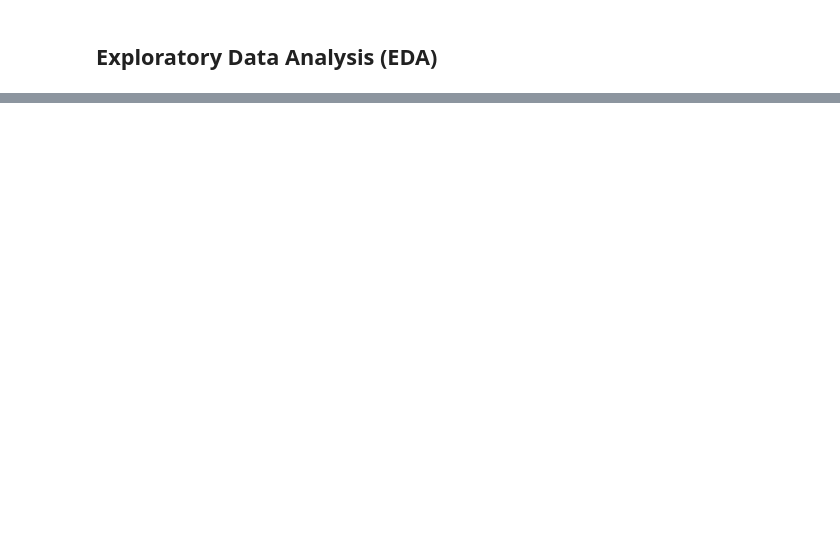
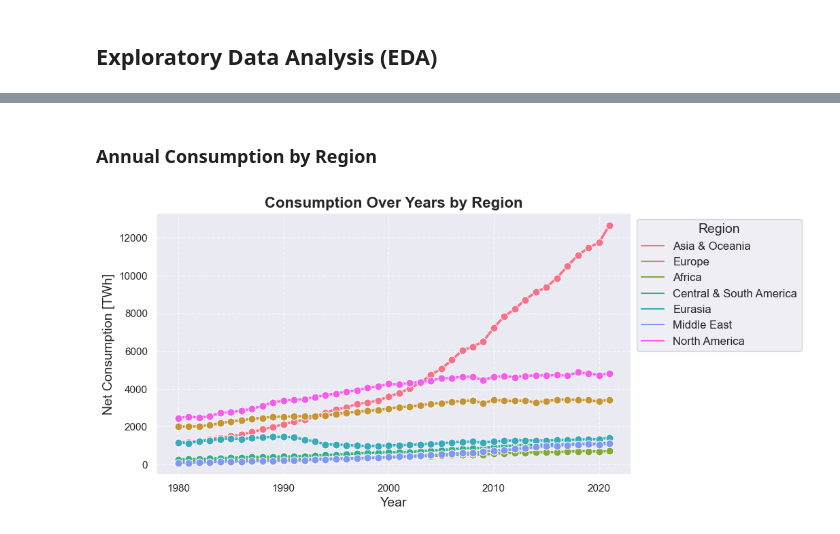
Before and after one commit to endritmustafa96/Global-Electricity-Consumption, a Jupyter notebook: 1. Notebook/Global_Electricity_Consumption.ipynb, the cells around one changed output, grey strips where cells are left out. Drawn from its saved outputs; the diff is of its cells as text; code cells hidden in the pictures; blank space fills up the shorter version.

```diff
--- a/1. Notebook/Global_Electricity_Consumption.ipynb
+++ b/1. Notebook/Global_Electricity_Consumption.ipynb
@@ -420,0 +459,42 @@ plt.show()
+# %% [markdown]
+### Annual Consumption by Region
+# %%
+# Setting a custom color palette for the lines
+custom_palette = sns.color_palette("husl", n_colors=len(df_processed_final['Region'].unique()))
+
+# Setting the fig_size
+fig, ax = plt.subplots(figsize=(9, 5))
+
+# Plot for consumption over the years by region
+sns.lineplot(
+    data=df_processed_final,
+    x='Year',
+    y='Net Consumption [TWh]',
+    hue='Region',
+    estimator=sum,
+    errorbar=None,  # No confidence interval shading
+    palette=custom_palette,
+    marker='o',  # Add markers at data points
+    markersize=8,  # Adjust marker size
+    linewidth=2.5,  # Line width
+    ax=ax
+)
+
+# Adding a title and labels
+plt.title('Consumption Over Years by Region', fontsize=16, fontweight='bold')
+plt.xlabel('Year', fontsize=14)
+plt.ylabel('Net Consumption [TWh]', fontsize=14)
+
+# Customizing the legend
+plt.legend(title='Region', title_fontsize='14', fontsize='12', loc='upper left', bbox_to_anchor=(1, 1))
+
+# Adding grid lines
+plt.grid(True, linestyle='--', alpha=0.7)
+
+# # Adding a background color to the plot
+# ax.set_facecolor('#f7f7f7')
+
+# Show the plot
+plt.show()
+# %% [output]
+[figure, added]
```
Also changed, not shown: parts of 13 cells of this notebook.
